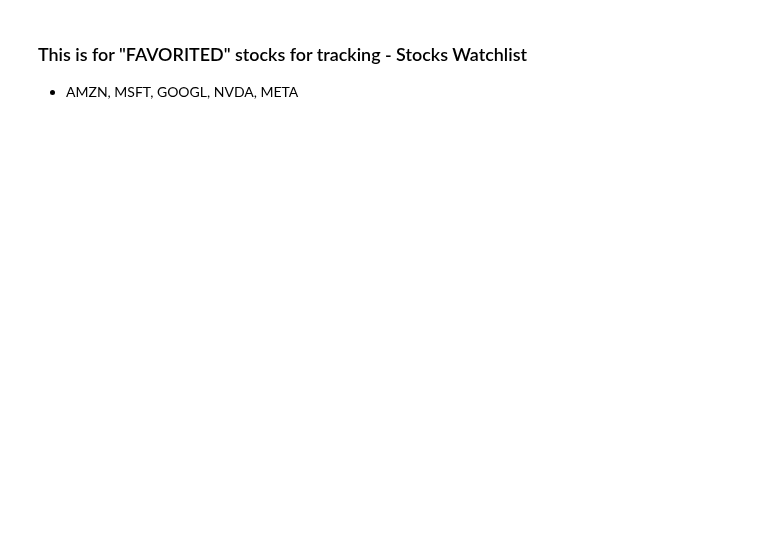
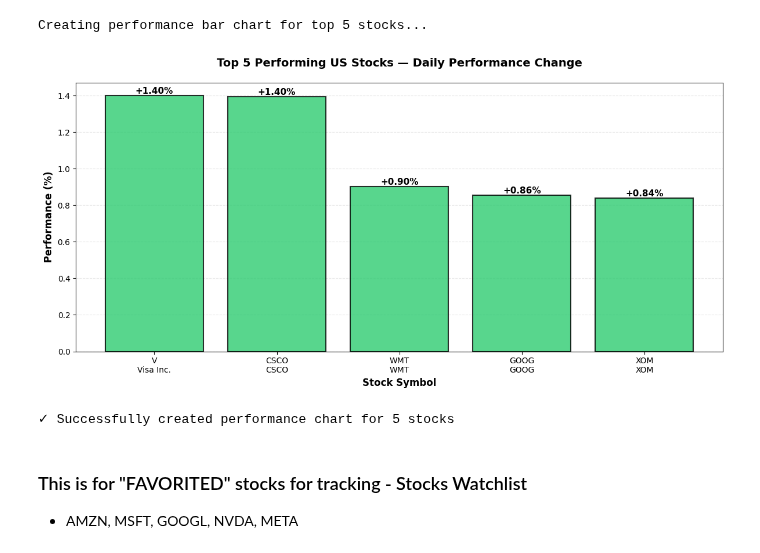
Before and after one commit to jcquimpo/PersonalProjects, a Jupyter notebook: Personal_Projects/PyFinance_Tracker/TopStocksv3.ipynb, the cells around one changed output. Cells and saved outputs as stored; diff of their text form; code cells hidden in the pictures; blank space fills up the shorter version.

Commit message:
resolved issue of not displaying price data; made a % performance stock; fixed watchlist display

```diff
--- a/Personal_Projects/PyFinance_Tracker/TopStocksv3.ipynb
+++ b/Personal_Projects/PyFinance_Tracker/TopStocksv3.ipynb
@@ -261,4 +220,54 @@ Creating visualization for top movers...
 ✓ Successfully plotted 5 stocks
+# %%
+import matplotlib.pyplot as plt
+import numpy as np
+
+# ===== PERFORMANCE BAR CHART =====
+print("Creating performance bar chart for top 5 stocks...")
+
+if top5_performance and len(top5_performance) > 0:
+    symbols_list = [sym for sym, _ in top5_performance]
+    performance_list = [pct for _, pct in top5_performance]
+    company_names = [get_company_name(sym) for sym in symbols_list]
+
+    # Create bar chart
+    fig, ax = plt.subplots(figsize=(12, 6))
+
+    # Color bars based on positive/negative performance
+    colors = ['#2ecc71' if pct > 0 else '#e74c3c' for pct in performance_list]
+    bars = ax.bar(range(len(symbols_list)), performance_list, color=colors, alpha=0.8, edgecolor='black', linewidth=1.5)
+
+    # Customize the chart
+    ax.set_xlabel('Stock Symbol', fontsize=12, fontweight='bold')
+    ax.set_ylabel('Performance (%)', fontsize=12, fontweight='bold')
+    ax.set_title('Top 5 Performing US Stocks — Daily Performance Change', fontsize=14, fontweight='bold', pad=20)
+    ax.set_xticks(range(len(symbols_list)))
+    ax.set_xticklabels([f"{sym}\n{name}" for sym, name in zip(symbols_list, company_names)], fontsize=10)
+
+    # Add a horizontal line at y=0
+    ax.axhline(y=0, color='black', linestyle='-', linewidth=0.8)
+
+    # Add value labels on bars
+    for i, (bar, pct) in enumerate(zip(bars, performance_list)):
+        height = bar.get_height()
+        ax.text(bar.get_x() + bar.get_width()/2., height,
+                f'{pct:+.2f}%',
+                ha='center', va='bottom' if height > 0 else 'top',
+                fontsize=11, fontweight='bold')
+
+    # Grid and styling
+    ax.grid(True, axis='y', linestyle='--', alpha=0.3)
+    ax.set_axisbelow(True)
+
+    plt.tight_layout()
+    plt.show()
+    print(f"✓ Successfully created performance chart for {len(symbols_list)} stocks")
+else:
+    print("⚠ No performance data available. Please run Cell 1 first.")
+# %% [output]
+Creating performance bar chart for top 5 stocks...
+[figure, added]
+✓ Successfully created performance chart for 5 stocks
 # %% [markdown]
 ### This is for "FAVORITED" stocks for tracking - Stocks Watchlist
 - AMZN, MSFT, GOOGL, NVDA, META
```
Also changed, not shown: parts of 4 cells of this notebook.
